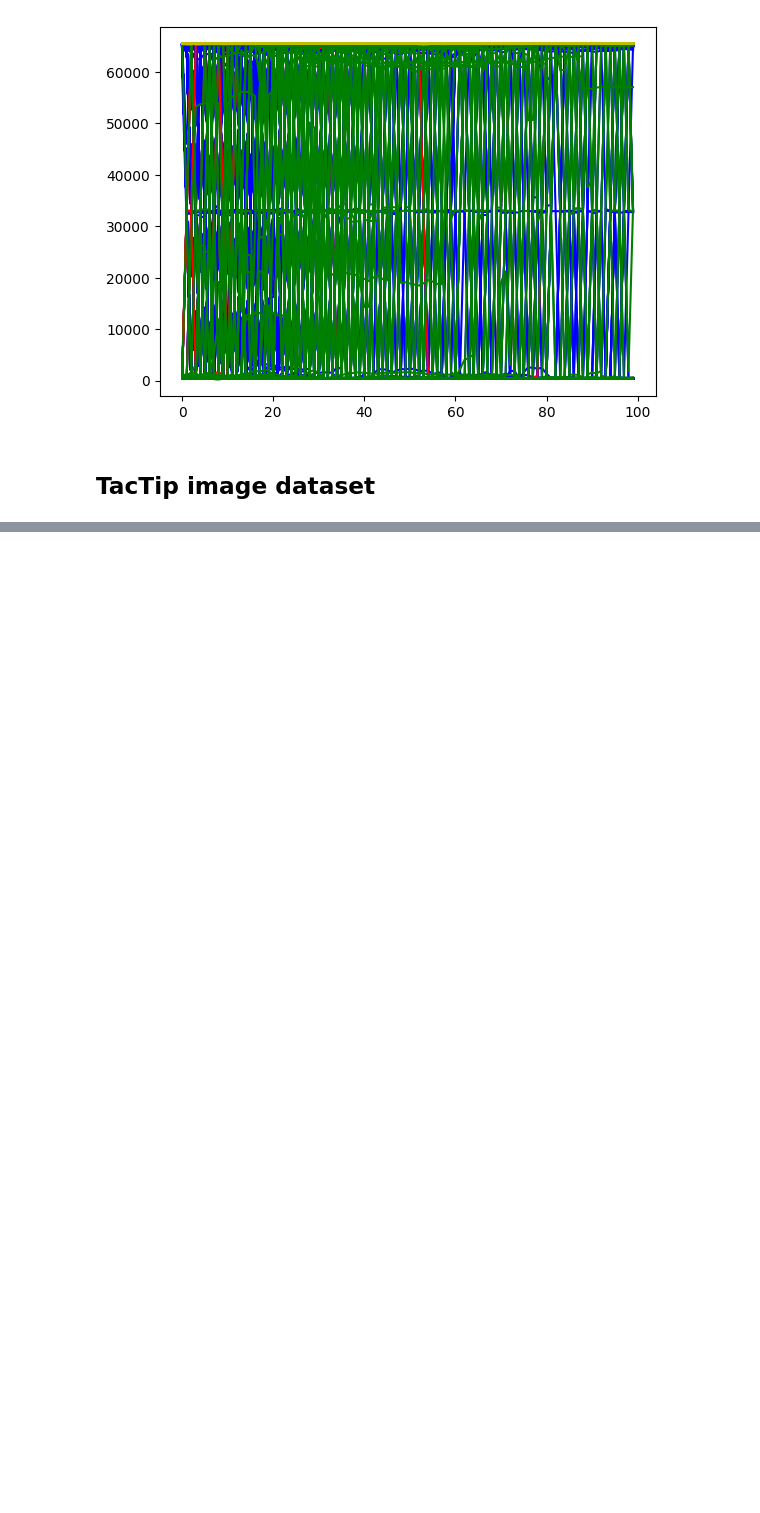
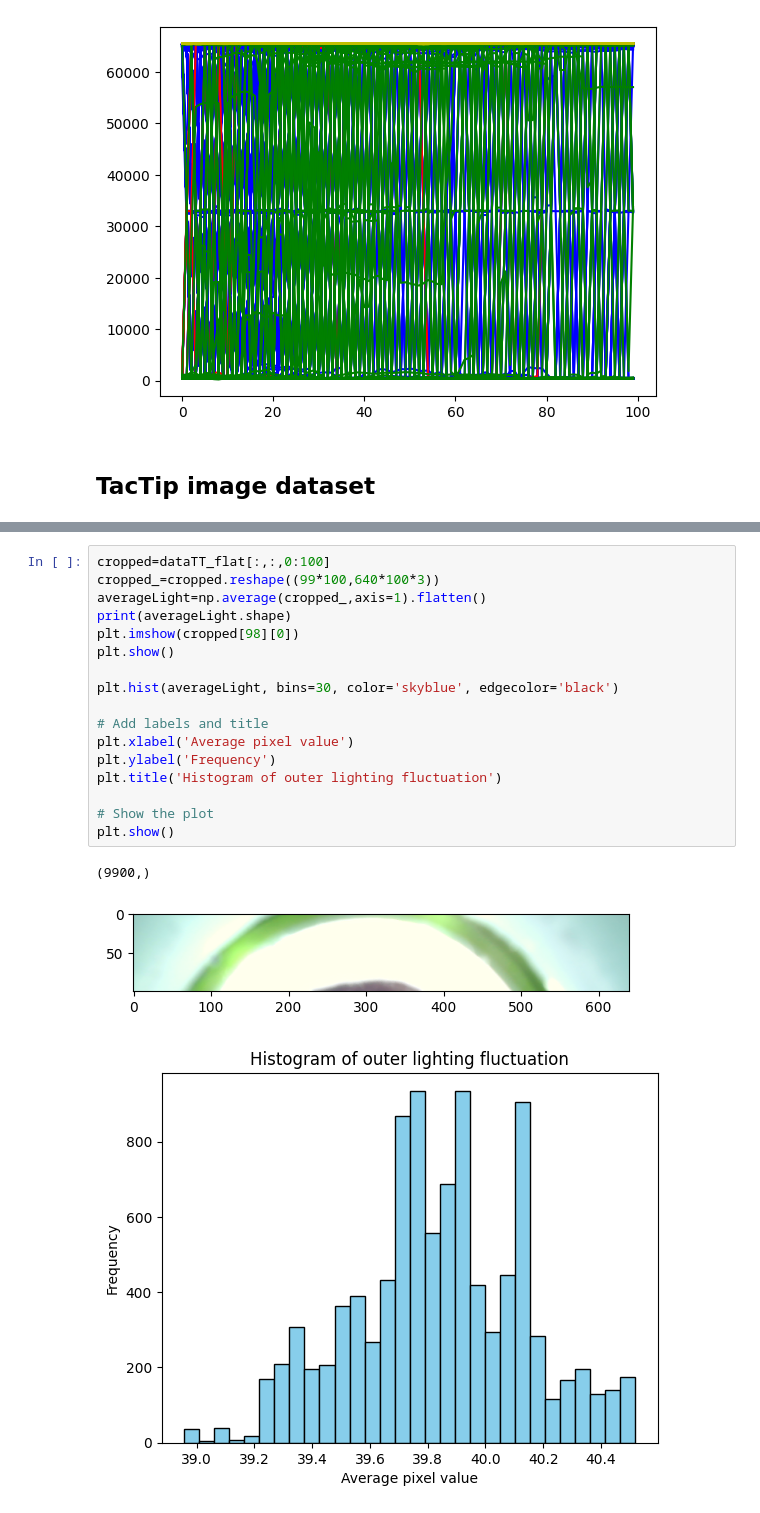
Before and after one commit to shepai/Rig-controller, a Jupyter notebook: Code/DataLogger/vis.ipynb, the cells around one changed output, grey strips where cells are left out. Saved outputs shown, nothing was run; the diff lists cells and outputs as text; blank space fills up the shorter version.

```diff
--- a/Code/DataLogger/vis.ipynb
+++ b/Code/DataLogger/vis.ipynb
@@ -184 +184,22 @@ plt.show()
 [figure]
+# %%
+cropped=dataTT_flat[:,:,0:100]
+cropped_=cropped.reshape((99*100,640*100*3))
+averageLight=np.average(cropped_,axis=1).flatten()
+print(averageLight.shape)
+plt.imshow(cropped[98][0])
+plt.show()
+
+plt.hist(averageLight, bins=30, color='skyblue', edgecolor='black')
+
+# Add labels and title
+plt.xlabel('Average pixel value')
+plt.ylabel('Frequency')
+plt.title('Histogram of outer lighting fluctuation')
+
+# Show the plot
+plt.show()
+# %% [output]
+(9900,)
+[figure, added]
+[figure, added]
```
Also changed, not shown: parts of 2 cells of this notebook.
